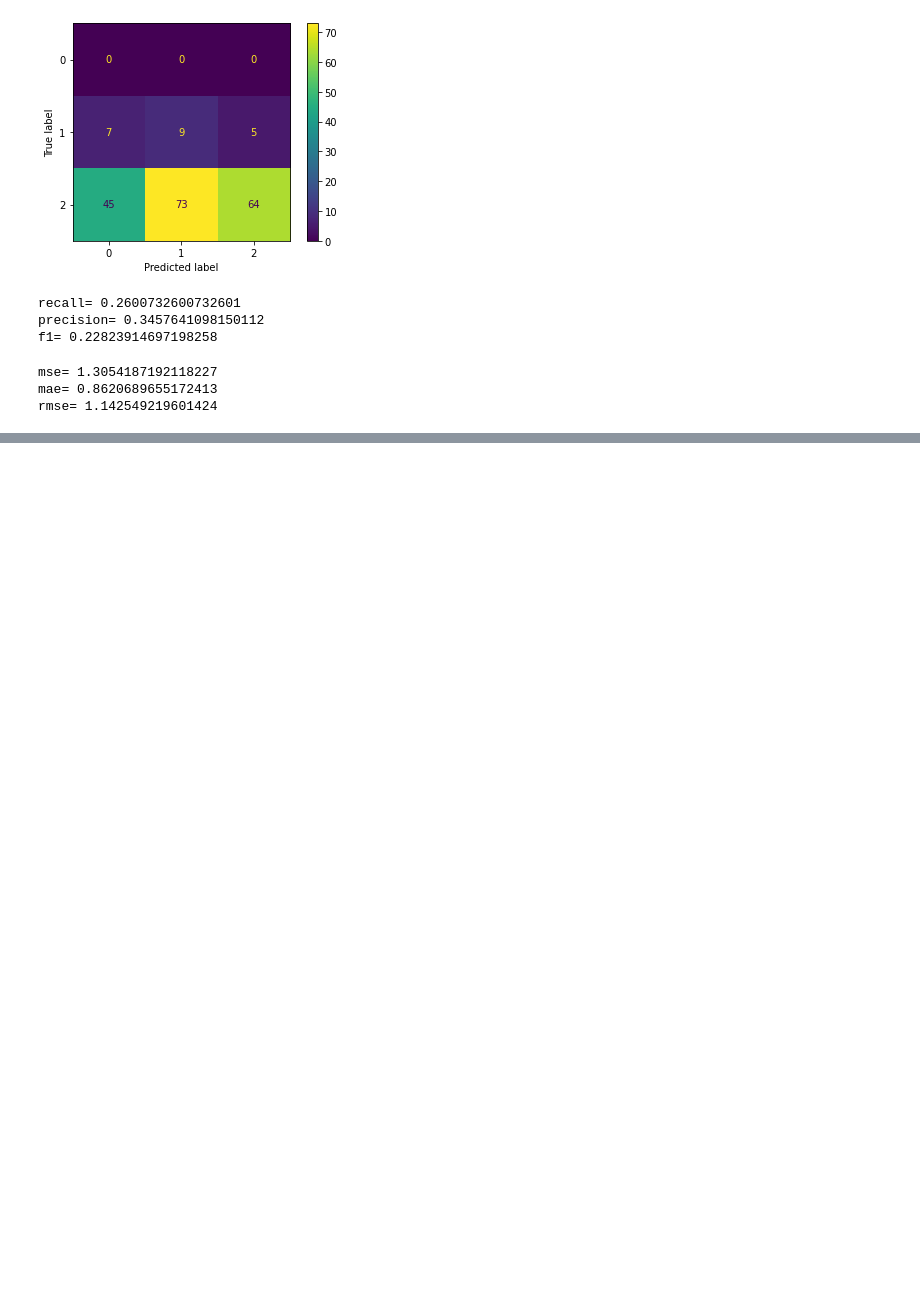
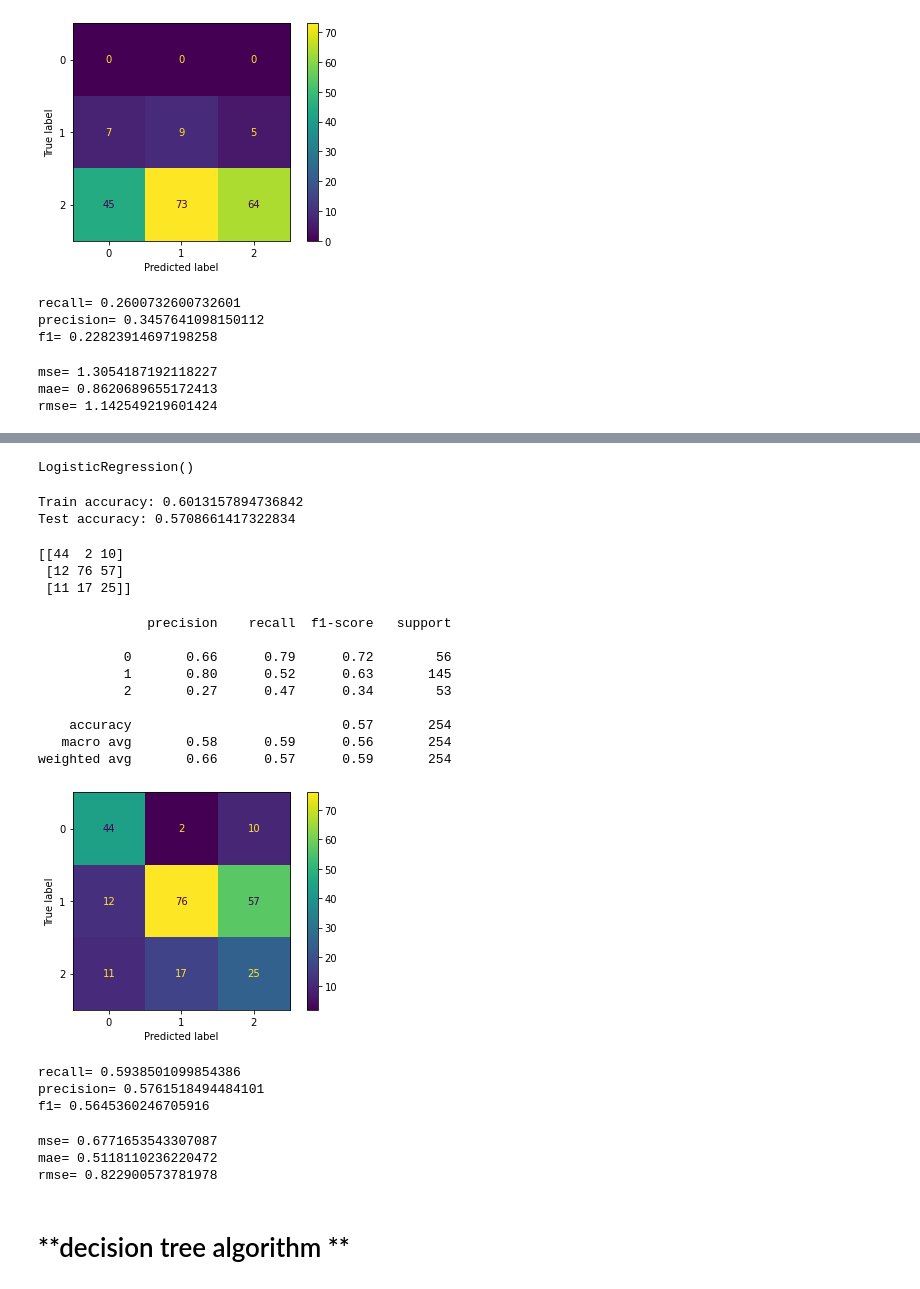
Before and after one commit to trq11137/new-ML, a Jupyter notebook: pregnancie_T.ipynb, the cells around one changed output, grey strips where cells are left out. Drawn from its saved outputs; the diff is of its cells as text; code cells hidden in the pictures; blank space fills up the shorter version.

```diff
--- a/pregnancie_T.ipynb
+++ b/pregnancie_T.ipynb
@@ -664,0 +670,71 @@ rmse= 1.142549219601424
+# %%
+from sklearn.model_selection import train_test_split
+X_train, X_test, y_train, y_test = train_test_split(X, y, test_size = 0.25, random_state = 0)
+# %%
+logreg = LogisticRegression()
+logreg.fit(X_train, y_train)
+# %% [output]
+LogisticRegression()
+# %%
+print("Train accuracy:",logreg.score(X_train,y_train))
+print("Test accuracy:",logreg.score(X_test,y_test))
+# %% [output]
+Train accuracy: 0.6013157894736842
+Test accuracy: 0.5708661417322834
+# %%
+y_pred = logreg.predict(X_test)
+# %%
+cm = confusion_matrix(y_pred, y_test)
+print(cm)
+# %% [output]
+[[44  2 10]
+ [12 76 57]
+ [11 17 25]]
+# %%
+cm_display = ConfusionMatrixDisplay(cm).plot()
+# all score of confusion matrix
+print(metrics.classification_report(y_pred, y_test))
+# %% [output]
+              precision    recall  f1-score   support
+
+           0       0.66      0.79      0.72        56
+           1       0.80      0.52      0.63       145
+           2       0.27      0.47      0.34        53
+
+    accuracy                           0.57       254
+   macro avg       0.58      0.59      0.56       254
+weighted avg       0.66      0.57      0.59       254
+[figure, added]
+# %%
+#import result of recall
+recall=metrics.recall_score(y_pred, y_test, average="macro")
+
+#import result of precesion
+pre=metrics.precision_score(y_pred, y_test, average="macro")
+
+
+#import result of f1
+f1=metrics.f1_score(y_pred, y_test, average="macro")
+
+print('recall=',recall)
+print('precision=',pre)
+print('f1=',f1)
+# %% [output]
+recall= 0.5938501099854386
+precision= 0.5761518494484101
+f1= 0.5645360246705916
+# %%
+#import result of mse
+print("mse=",metrics.mean_squared_error(y_test, y_pred))
+
+#import result of mae
+print("mae=",metrics.mean_absolute_error(y_test, y_pred))
+
+#import result of rmse
+print("rmse=",np.sqrt(metrics.mean_squared_error(y_test, y_pred)))
+# %% [output]
+mse= 0.6771653543307087
+mae= 0.5118110236220472
+rmse= 0.822900573781978
+# %% [markdown]
+# **decision tree algorithm **
```
Also changed, not shown: parts of 12 cells of this notebook.
